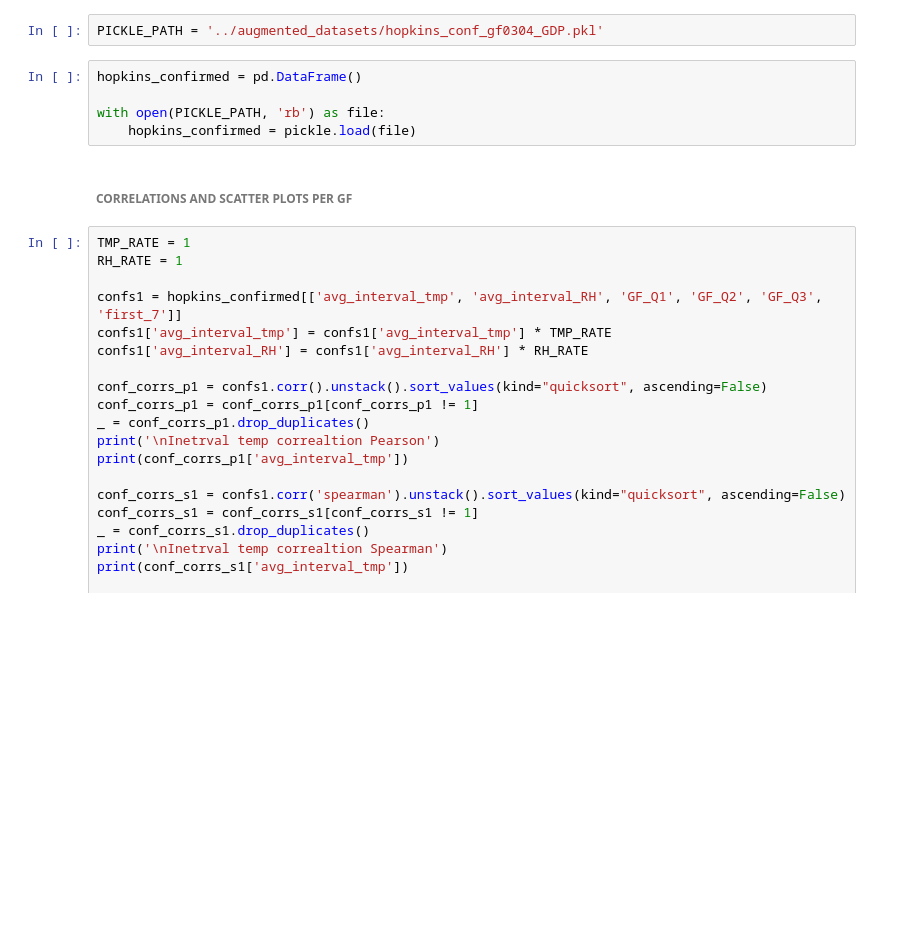
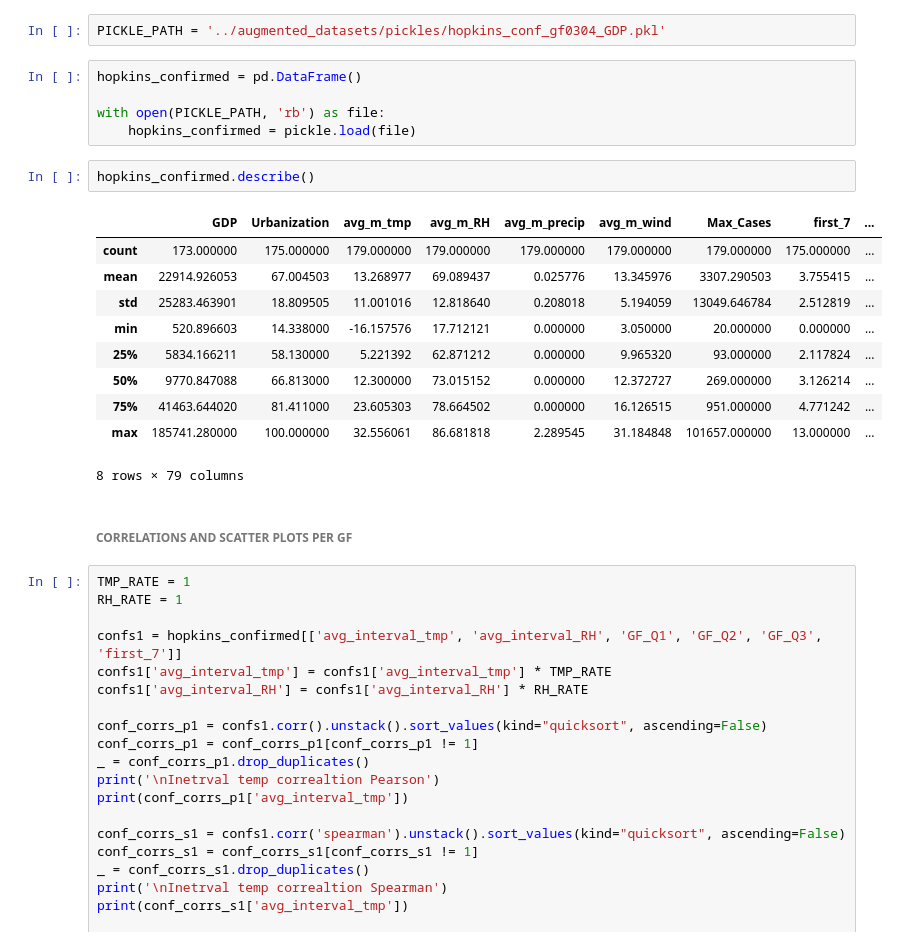
Before and after one commit to hopl1t/covid19, a Jupyter notebook: notebooks/data_analysis_hopkins.ipynb, the cells around one changed output. Saved outputs shown, nothing was run; the diff lists cells and outputs as text; blank space fills up the shorter version.

```diff
--- a/notebooks/data_analysis_hopkins.ipynb
+++ b/notebooks/data_analysis_hopkins.ipynb
@@ -22,12 +22,25 @@ plt.rcParams['image.cmap'] = 'gray'
 plt.rcParams["patch.force_edgecolor"] = False
 plt.rc('figure', titlesize=25)
 # %%
-PICKLE_PATH = '../augmented_datasets/hopkins_conf_gf0304_GDP.pkl'
+PICKLE_PATH = '../augmented_datasets/pickles/hopkins_conf_gf0304_GDP.pkl'
 # %%
 hopkins_confirmed = pd.DataFrame()
 
 with open(PICKLE_PATH, 'rb') as file:
     hopkins_confirmed = pickle.load(file)
+# %%
+hopkins_confirmed.describe()
+# %% [output]
+|  | GDP | Urbanization | avg_m_tmp | avg_m_RH | avg_m_precip | avg_m_wind | Max_Cases | first_7 | ... |
+| count | 173.000000 | 175.000000 | 179.000000 | 179.000000 | 179.000000 | 179.000000 | 179.000000 | 175.000000 | ... |
+| mean | 22914.926053 | 67.004503 | 13.268977 | 69.089437 | 0.025776 | 13.345976 | 3307.290503 | 3.755415 | ... |
+| std | 25283.463901 | 18.809505 | 11.001016 | 12.818640 | 0.208018 | 5.194059 | 13049.646784 | 2.512819 | ... |
+| min | 520.896603 | 14.338000 | -16.157576 | 17.712121 | 0.000000 | 3.050000 | 20.000000 | 0.000000 | ... |
+| 25% | 5834.166211 | 58.130000 | 5.221392 | 62.871212 | 0.000000 | 9.965320 | 93.000000 | 2.117824 | ... |
+| 50% | 9770.847088 | 66.813000 | 12.300000 | 73.015152 | 0.000000 | 12.372727 | 269.000000 | 3.126214 | ... |
+| 75% | 41463.644020 | 81.411000 | 23.605303 | 78.664502 | 0.000000 | 16.126515 | 951.000000 | 4.771242 | ... |
+| max | 185741.280000 | 100.000000 | 32.556061 | 86.681818 | 2.289545 | 31.184848 | 101657.000000 | 13.000000 | ... |
+8 rows × 79 columns
 # %% [markdown]
 ###### CORRELATIONS AND SCATTER PLOTS PER GF
 # %%
```
